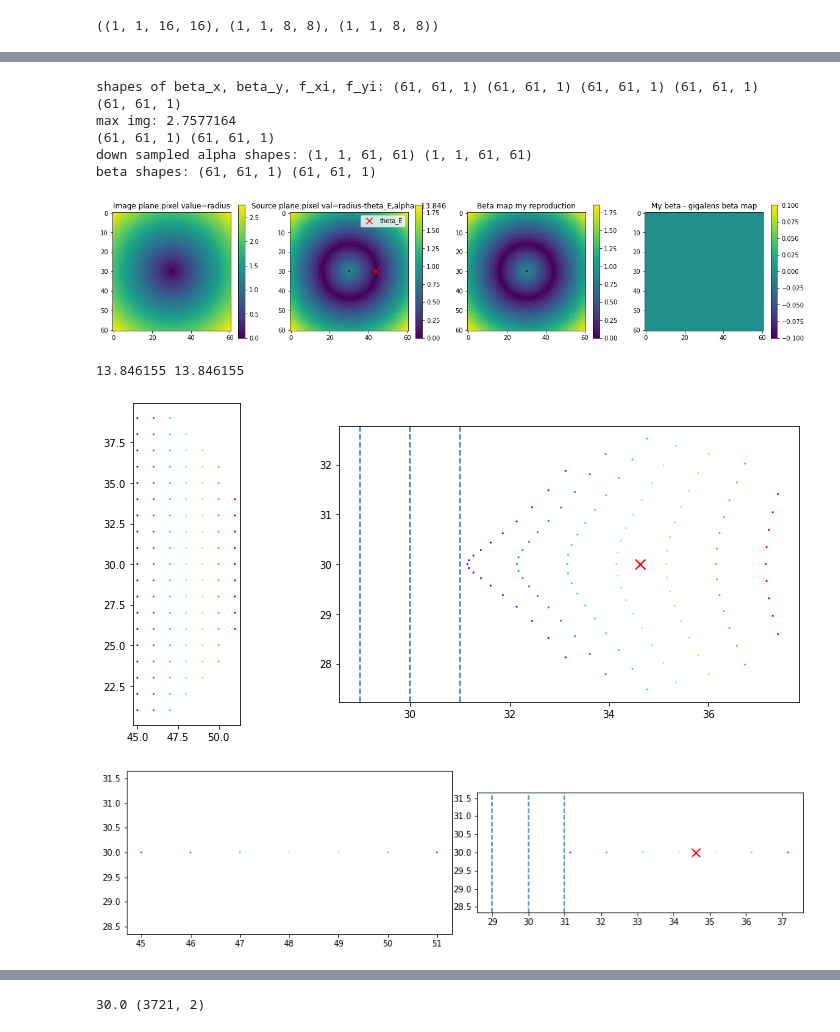
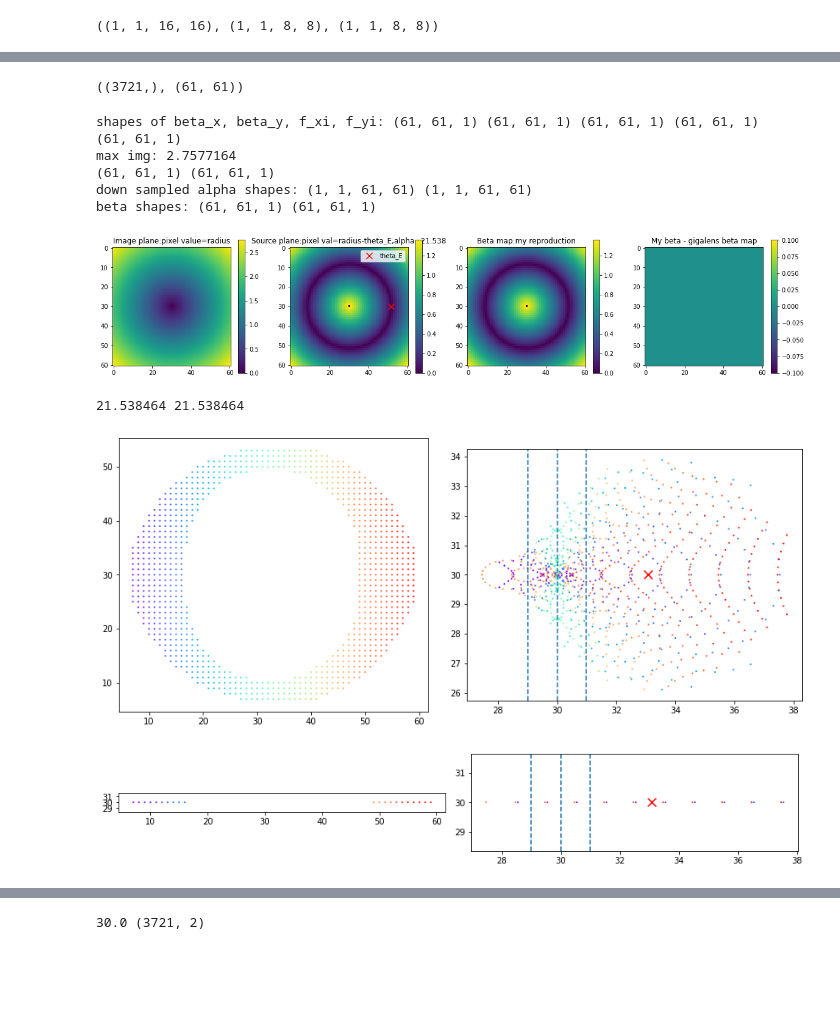
Before and after one commit to giga-lens/gigalens, a Jupyter notebook: jax-demo-dev-sim-only_SIS_v3_source-plane-contours.ipynb, the cells around one changed output, grey strips where cells are left out. Drawn from its saved outputs; the diff is of its cells as text; code cells hidden in the pictures; blank space fills up the shorter version.

Commit message:
annular mask

```diff
--- a/jax-demo-dev-sim-only_SIS_v3_source-plane-contours.ipynb
+++ b/jax-demo-dev-sim-only_SIS_v3_source-plane-contours.ipynb
@@ -198,9 +198,9 @@ num_pix = 61
 ctr = num_pix//2
 supersample = 1
 # theta_E = 2.1 #* (num_pix/101)
-theta_E = 0.9 #* (num_pix/101)
+theta_E = 1.4 #* (num_pix/101)
 Ie_src = 100
-n_sersic_src = 1.0
+n_sersic_src = 4.0
 
 print('center:', ctr)
 
@@ -222,7 +222,7 @@ print('theta_E_pix:', theta_E_pix)
 lens_ctrx, lens_ctry = 0.0, 0.0
 
 # src_ctrx, src_ctry = 0.5, 0.0  #0.5, 0.
-src_ctrx, src_ctry = 0.3, 0.0  #0.5, 0.
+src_ctrx, src_ctry = 0.2, 0.0  #0.5, 0.
 
 src_ctrx_pix, src_ctry_pix = ctr + src_ctrx / delta_pix, ctr + src_ctry / delta_pix  #0.5, 0.
 print('src center in pix (x, y):', src_ctrx_pix, src_ctry_pix)
@@ -265,7 +265,7 @@ def plot_contour(ax, img, X, Y, con_levels=[0.04]):
 
     return cs
 
-con_levels = [1.0]
+con_levels = [1]
 
 
 fig, (ax1, ax2) = plt.subplots(1, 2, figsize=(12, 5))
@@ -461,0 +483,13 @@ down sampled alpha shapes: (1, 1, 61, 61) (1, 1, 61, 61)
+# %%
+for i in range(2):
+    plt.figure()
+    plt.imshow(counterarcmask[i].reshape(num_pix, -1))
+
+
+
+mask = counterarcmask[0].reshape(num_pix, -1).astype(np.int64) - counterarcmask[1].astype(np.int64)
+plt.figure()
+plt.imshow(mask)
+
+# plt.imshow(counterarcmask[0].astype(np.int64) - countearcrmask[1].astype(np.int64))
+plt.colorbar()
@@ -462,3 +501,7 @@ down sampled alpha shapes: (1, 1, 61, 61) (1, 1, 61, 61)
+# %%
+counterarcmask[0].shape, counterarcmask[1].shape
+# %% [output]
+((3721,), (61, 61))
 # %%
 lens_params = truth[0]
 
@@ -517,7 +560,7 @@ max img: 2.7577164
 (61, 61, 1) (61, 61, 1)
 down sampled alpha shapes: (1, 1, 61, 61) (1, 1, 61, 61)
 beta shapes: (61, 61, 1) (61, 61, 1)
-[figure, old version]
+[figure, new version]
 # %%
 '''
 Now delens:
@@ -525,7 +568,9 @@ Now delens:
 alfx_pix = np.squeeze(f_xi_downsamp) / delta_pix
 alfy_pix = np.squeeze(f_yi_downsamp) / delta_pix
 
-arcxy = np.where(counterarcmask > 0)
+# arcxy = np.where(counterarcmask > 0)
+arcxy = np.where(mask > 0)
+
 
 arcx = arcxy[1]
 arcy = arcxy[0]
@@ -580,36 +625,36 @@ arc_h = 40
 idx4 = arcy == ctr
 
 # idx = idx1 * idx2
 idx = idx4
 
 flat_arcx = arcx[idx]
 flat_arcy = arcy[idx]
 
 flat_srcx = srcx[idx]
 flat_srcy = srcy[idx]
 
 fig, (ax1, ax2) = plt.subplots(1, 2, figsize=(12, 5))
 
 ax1.scatter(flat_arcx, flat_arcy, c=flat_arcx, cmap='rainbow', s=1)
 # ax1.plot(arcx, arcy, '.')
 # ax1.plot(arcx_hiy, arcy_hiy, 'r.')
 
 ax1.set_aspect('equal')
 
 ax2.scatter(flat_srcx, flat_srcy, c=flat_arcx, cmap='rainbow', s=1)
 
 ax2.set_aspect('equal')
 ax2.scatter(src_ctrx/delta_pix + ctr, src_ctry/delta_pix + ctr, s=100, marker='x', color='r')
 ax2.axvline(nub_ln1, ls='--')
 ax2.axvline(nub_ln2, ls='--')
 ax2.axvline(nub_ln3, ls='--')
 
 
 plt.tight_layout()
 # %% [output]
-13.846155 13.846155
+21.538464 21.538464
-[figure, old version]
+[figure, new version]
-[figure, old version]
+[figure, new version]
 # %%
 f, ax = plt.subplots(1, 1, figsize=(5, 5))
 sax = ax.imshow(noiseless_src, cmap='gray_r')
```
Also changed, not shown: parts of 9 cells of this notebook.
